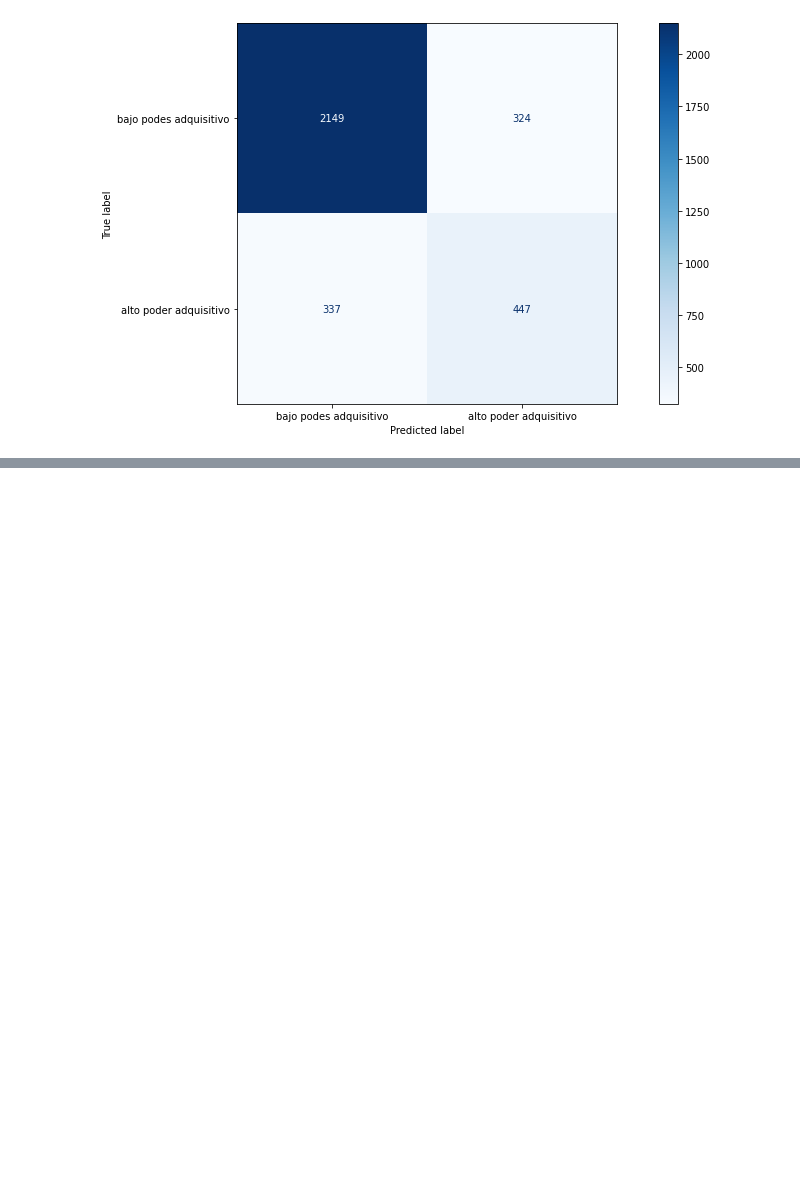
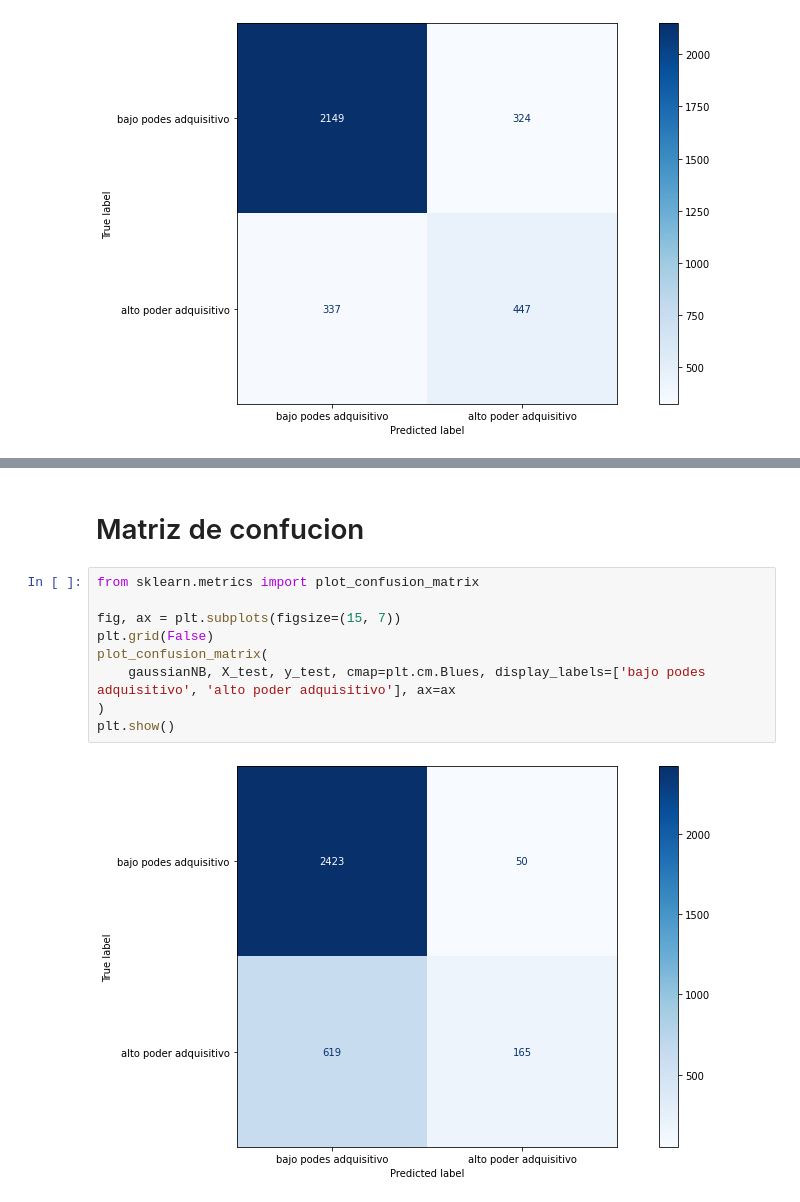
Before and after one commit to solfonte/TP1-OrganizacionDeDatos, a Jupyter notebook: parte_2/NaiveBayes.ipynb, the cells around one changed output, grey strips where cells are left out. Saved outputs shown, nothing was run; the diff lists cells and outputs as text; blank space fills up the shorter version.

```diff
--- a/parte_2/NaiveBayes.ipynb
+++ b/parte_2/NaiveBayes.ipynb
@@ -116,0 +175,13 @@ este modelo es utilizado para variables discretas, nos fijamos cuales son discre
+# %% [markdown]
+# Matriz de confucion
+# %%
+from sklearn.metrics import plot_confusion_matrix
+
+fig, ax = plt.subplots(figsize=(15, 7))
+plt.grid(False)
+plot_confusion_matrix(
+    gaussianNB, X_test, y_test, cmap=plt.cm.Blues, display_labels=['bajo podes adquisitivo', 'alto poder adquisitivo'], ax=ax
+)
+plt.show()
+# %% [output]
+[figure, added]
```
Also changed, not shown: parts of 18 cells of this notebook, 2 other files.
